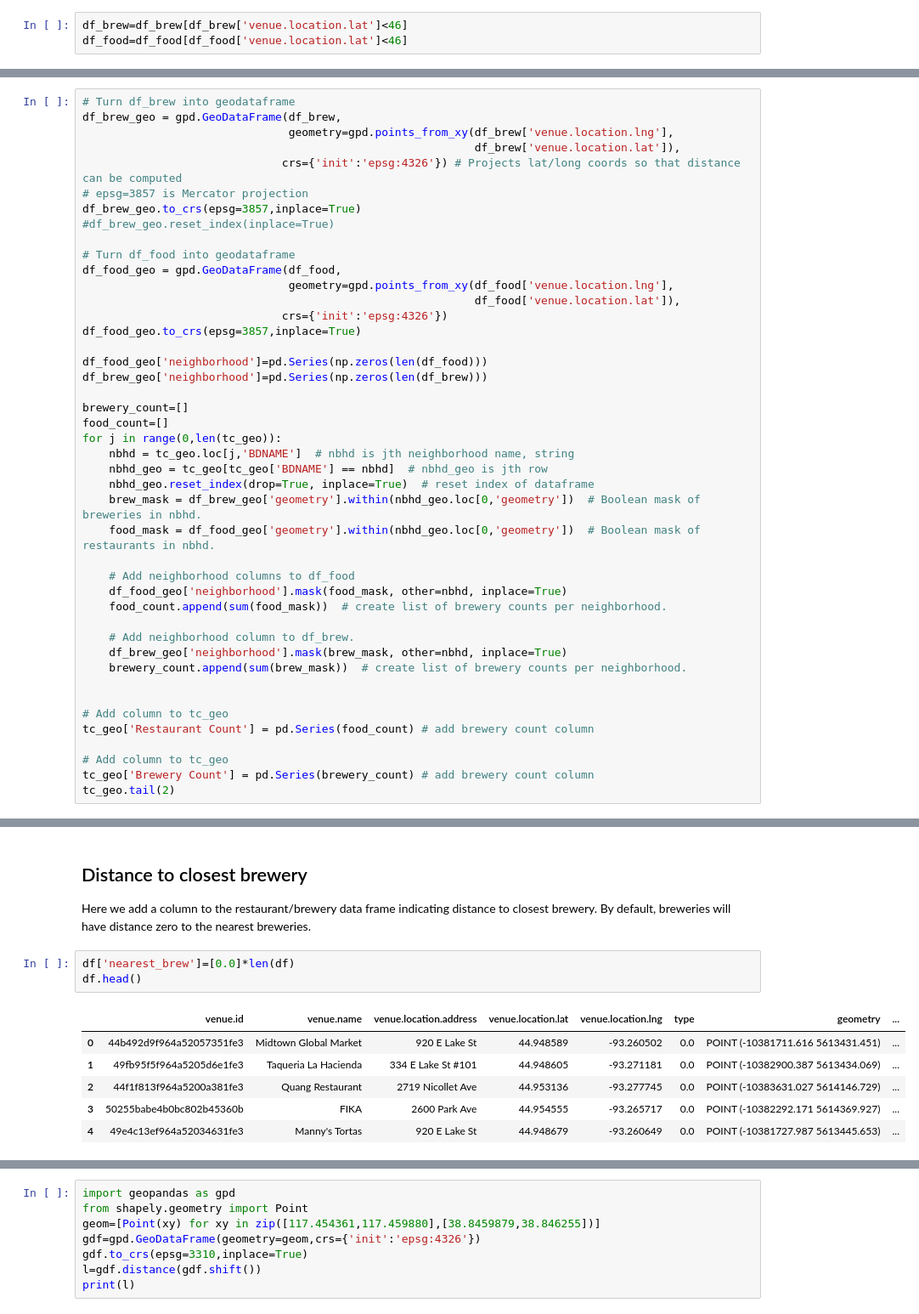
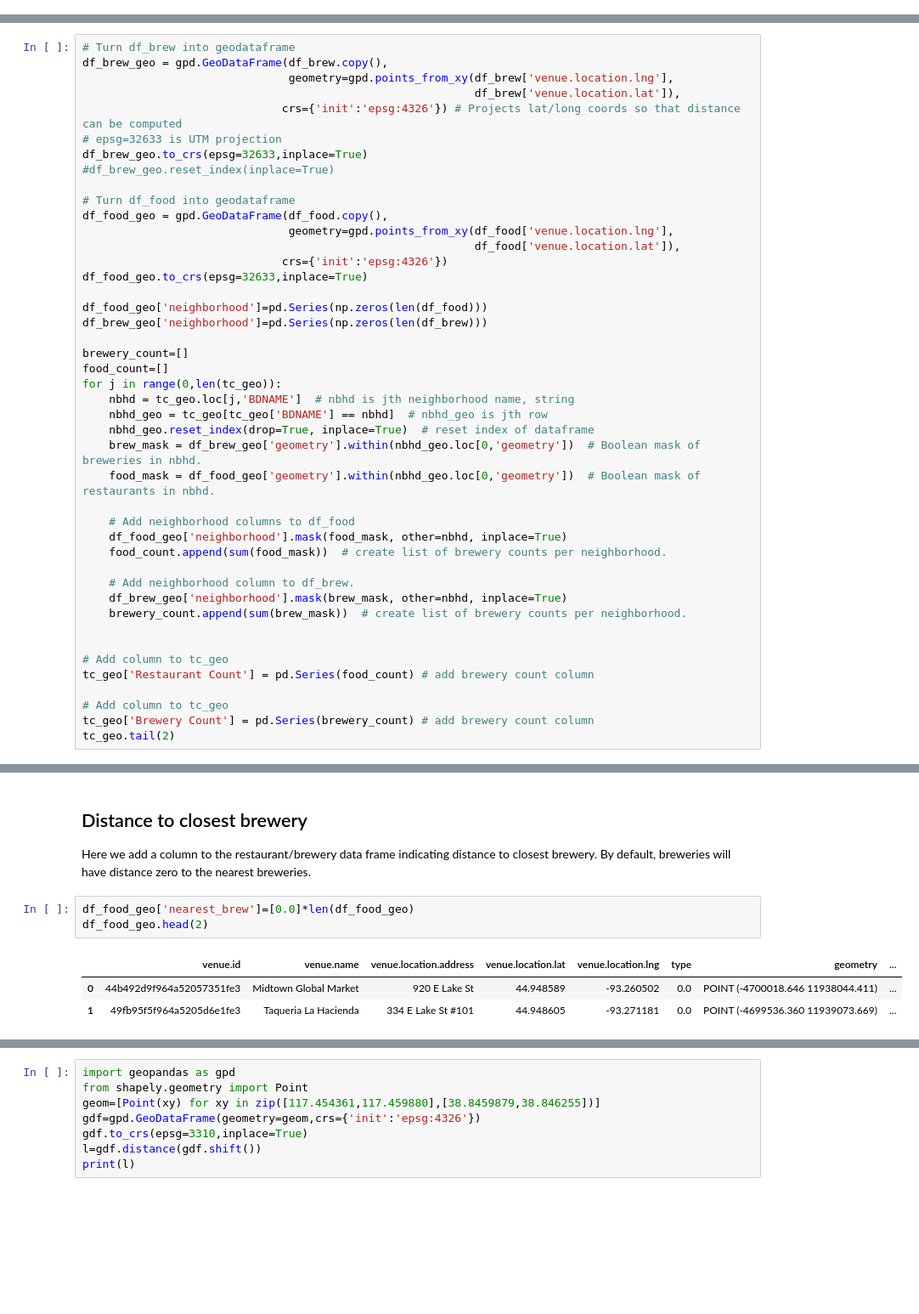
Before and after one commit to no50free/Twin_Cities_Cluster_Analysis, a Jupyter notebook: Capstone Cleaned.ipynb, the cells around one changed output, grey strips where cells are left out. Shown at 85% size. Drawn from its saved outputs; the diff is of its cells as text; blank space fills up the shorter version.

```diff
--- a/Capstone Cleaned.ipynb
+++ b/Capstone Cleaned.ipynb
@@ -356,3 +365,0 @@ df_brew[df_brew['venue.location.lat']>46]
-# %%
-df_brew=df_brew[df_brew['venue.location.lat']<46]
-df_food=df_food[df_food['venue.location.lat']<46]
@@ -420,20 +415,20 @@ print(tc_geo.shape)
 (104, 3)
 # %%
 # Turn df_brew into geodataframe
-df_brew_geo = gpd.GeoDataFrame(df_brew,
+df_brew_geo = gpd.GeoDataFrame(df_brew.copy(),
                                geometry=gpd.points_from_xy(df_brew['venue.location.lng'],
                                                            df_brew['venue.location.lat']),
                               crs={'init':'epsg:4326'}) # Projects lat/long coords so that distance can be computed
-# epsg=3857 is Mercator projection
-df_brew_geo.to_crs(epsg=3857,inplace=True)
+# epsg=32633 is UTM projection
+df_brew_geo.to_crs(epsg=32633,inplace=True)
 #df_brew_geo.reset_index(inplace=True)
 
 # Turn df_food into geodataframe
-df_food_geo = gpd.GeoDataFrame(df_food,
+df_food_geo = gpd.GeoDataFrame(df_food.copy(),
                                geometry=gpd.points_from_xy(df_food['venue.location.lng'],
                                                            df_food['venue.location.lat']),
                               crs={'init':'epsg:4326'})
-df_food_geo.to_crs(epsg=3857,inplace=True)
+df_food_geo.to_crs(epsg=32633,inplace=True)
 
 df_food_geo['neighborhood']=pd.Series(np.zeros(len(df_food)))
 df_brew_geo['neighborhood']=pd.Series(np.zeros(len(df_brew)))
@@ -470,14 +481,11 @@ tc_geo.tail(2)
 ## Distance to closest brewery
 Here we add a column to the restaurant/brewery data frame indicating distance to closest brewery. By default, breweries will have distance zero to the nearest breweries.
 # %%
-df['nearest_brew']=[0.0]*len(df)
-df.head()
+df_food_geo['nearest_brew']=[0.0]*len(df_food_geo)
+df_food_geo.head(2)
 # %% [output]
 |  | venue.id | venue.name | venue.location.address | venue.location.lat | venue.location.lng | type | geometry | ... |
-| 0 | 44b492d9f964a52057351fe3 | Midtown Global Market | 920 E Lake St | 44.948589 | -93.260502 | 0.0 | POINT (-10381711.616 5613431.451) | ... |
-| 1 | 49fb95f5f964a5205d6e1fe3 | Taqueria La Hacienda | 334 E Lake St #101 | 44.948605 | -93.271181 | 0.0 | POINT (-10382900.387 5613434.069) | ... |
-| 2 | 44f1f813f964a5200a381fe3 | Quang Restaurant | 2719 Nicollet Ave | 44.953136 | -93.277745 | 0.0 | POINT (-10383631.027 5614146.729) | ... |
-| 3 | 50255babe4b0bc802b45360b | FIKA | 2600 Park Ave | 44.954555 | -93.265717 | 0.0 | POINT (-10382292.171 5614369.927) | ... |
-| 4 | 49e4c13ef964a52034631fe3 | Manny's Tortas | 920 E Lake St | 44.948679 | -93.260649 | 0.0 | POINT (-10381727.987 5613445.653) | ... |
+| 0 | 44b492d9f964a52057351fe3 | Midtown Global Market | 920 E Lake St | 44.948589 | -93.260502 | 0.0 | POINT (-4700018.646 11938044.411) | ... |
+| 1 | 49fb95f5f964a5205d6e1fe3 | Taqueria La Hacienda | 334 E Lake St #101 | 44.948605 | -93.271181 | 0.0 | POINT (-4699536.360 11939073.669) | ... |
 # %%
 df_food_geo['nearest_brew']=np.zeros(len(df_food_geo))
```
Also changed, not shown: parts of 20 cells of this notebook.
